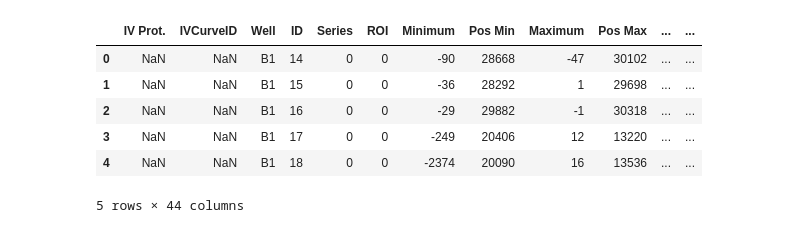
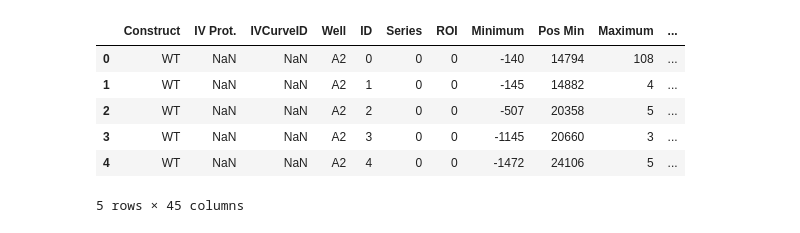
Before and after one commit to hiris25/TEVC-analysis-scripts, a Jupyter notebook: TEVC_DRs_working.ipynb, the cells around one changed output. Saved outputs shown, nothing was run; the diff lists cells and outputs as text; code cells hidden in the pictures.

```diff
--- a/TEVC_DRs_working.ipynb
+++ b/TEVC_DRs_working.ipynb
@@ -5,30 +6,32 @@ import glob as glob
 # %%
 """### Import Files
 
 Import all files from specified folder and combine into one dataframe called 'df'
+
+has to be one construct but can be multiple plates from diff days etc
 """
 
-path = r'/Users/irishardege/Library/CloudStorage/OneDrive-UniversityofCambridge/Zoology/DATA/TEVC/Iris_52_54_GFP_tags/DRs' # use your path
-all_files = glob.glob(path + "/*_Datatable.dat") # use your extension
+path = r'/Users/irishardege/Library/CloudStorage/OneDrive-UniversityofCambridge/Zoology/DATA/TEVC/acr21_lgc4/Tina/data/DRs/c elegans WT' # use your path
+all_files = glob.glob(path + "/*_Datatable.xlsx") # use your extension
 
 li = []
 
 for filename in all_files:
-    df = pd.read_csv(filename, index_col=None, header=0, sep='\t') # for .dat files you must specify separation for example sep='\t'
+    df = pd.read_excel(filename, index_col=None, header=0) # for .dat files you must specify separation for example sep='\t'
     li.append(df)
 
 df = pd.concat(li, axis=0, ignore_index=True)
 
 df.shape
 df.head(5)
 # %% [output]
-|  | IV Prot. | IVCurveID | Well | ID | Series | ROI | Minimum | Pos Min | Maximum | Pos Max | ... | ... |
-| 0 | NaN | NaN | B1 | 14 | 0 | 0 | -90 | 28668 | -47 | 30102 | ... | ... |
-| 1 | NaN | NaN | B1 | 15 | 0 | 0 | -36 | 28292 | 1 | 29698 | ... | ... |
-| 2 | NaN | NaN | B1 | 16 | 0 | 0 | -29 | 29882 | -1 | 30318 | ... | ... |
-| 3 | NaN | NaN | B1 | 17 | 0 | 0 | -249 | 20406 | 12 | 13220 | ... | ... |
-| 4 | NaN | NaN | B1 | 18 | 0 | 0 | -2374 | 20090 | 16 | 13536 | ... | ... |
+|  | Construct | IV Prot. | IVCurveID | Well | ID | Series | ROI | Minimum | Pos Min | Maximum | ... |
+| 0 | WT | NaN | NaN | A2 | 0 | 0 | 0 | -140 | 14794 | 108 | ... |
+| 1 | WT | NaN | NaN | A2 | 1 | 0 | 0 | -145 | 14882 | 4 | ... |
+| 2 | WT | NaN | NaN | A2 | 2 | 0 | 0 | -507 | 20358 | 5 | ... |
+| 3 | WT | NaN | NaN | A2 | 3 | 0 | 0 | -1145 | 20660 | 3 | ... |
+| 4 | WT | NaN | NaN | A2 | 4 | 0 | 0 | -1472 | 24106 | 5 | ... |
-5 rows × 44 columns
+5 rows × 45 columns
 # %%
 """### Remove excess coloumns and clean data
 Here we are keeping only the relevant information, you can add or remove coloumns as you like.
```
Also changed, not shown: parts of 6 cells of this notebook, 10 other files.
